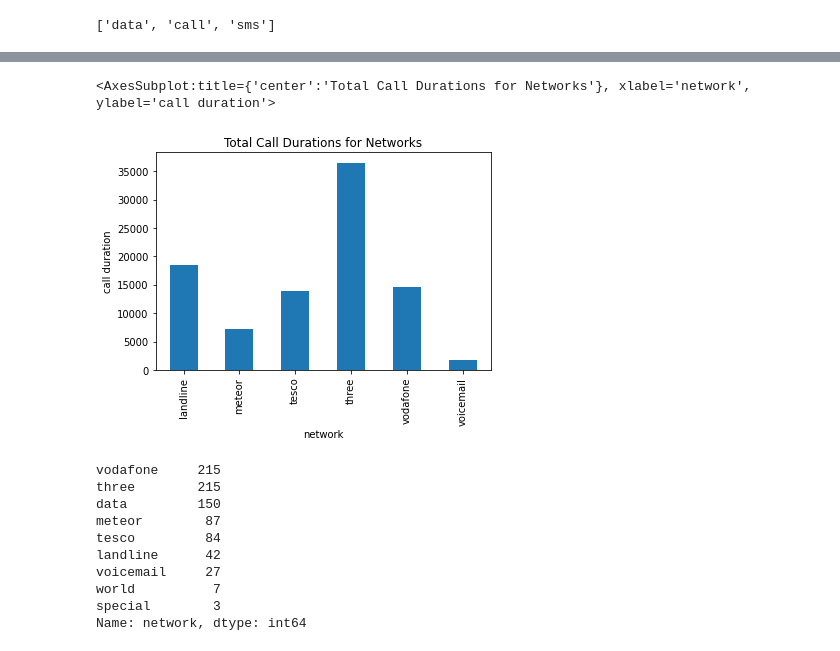
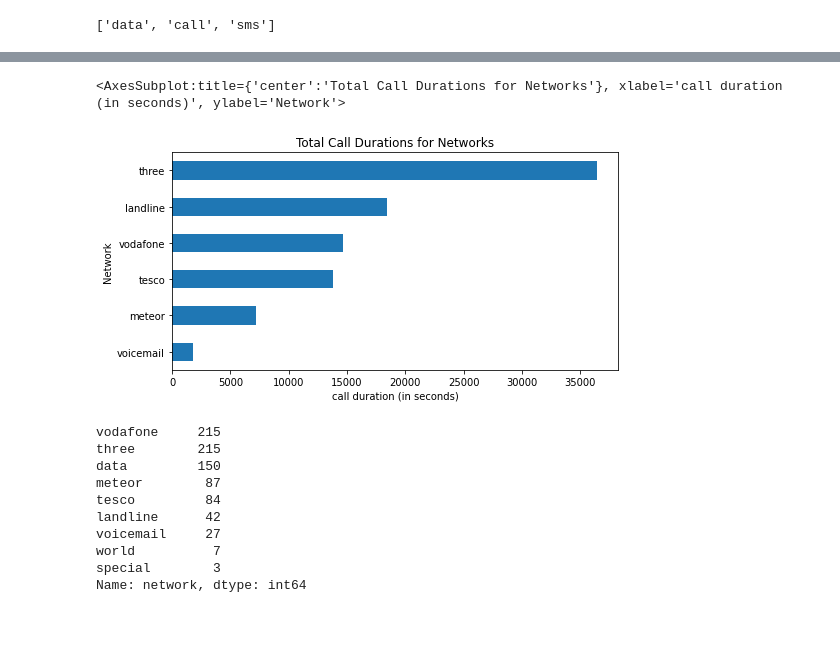
Before and after one commit to WayneNyariroh/weekly_practice, a Jupyter notebook: 15_11_22/15-11-22_phone_data_analysis.ipynb, the cells around one changed output, grey strips where cells are left out. Drawn from its saved outputs; the diff is of its cells as text; code cells hidden in the pictures; blank space fills up the shorter version.

```diff
--- a/15_11_22/15-11-22_phone_data_analysis.ipynb
+++ b/15_11_22/15-11-22_phone_data_analysis.ipynb
@@ -113,11 +113,13 @@ The total hours of phone use in the dataset is 27.16Hrs and the avergae is 1.96
 # %%
-df.query('use_type == "call"').groupby('network')['duration'].sum().plot.bar(
+df.query('use_type == "call"').groupby('network')['duration'].sum().sort_values().plot.barh(
+    plt.figure(figsize=(8,4)),
     title='Total Call Durations for Networks',
-    ylabel='call duration'
+    xlabel='call duration (in seconds)',
+    ylabel='Network'
     )
 # %% [output]
-<AxesSubplot:title={'center':'Total Call Durations for Networks'}, xlabel='network', ylabel='call duration'>
+<AxesSubplot:title={'center':'Total Call Durations for Networks'}, xlabel='call duration (in seconds)', ylabel='Network'>
-[figure, old version]
+[figure, new version]
 # %%
 df.network.value_counts()
 # %% [output]
```
Also changed, not shown: parts of 2 cells of this notebook, 1 other file.
